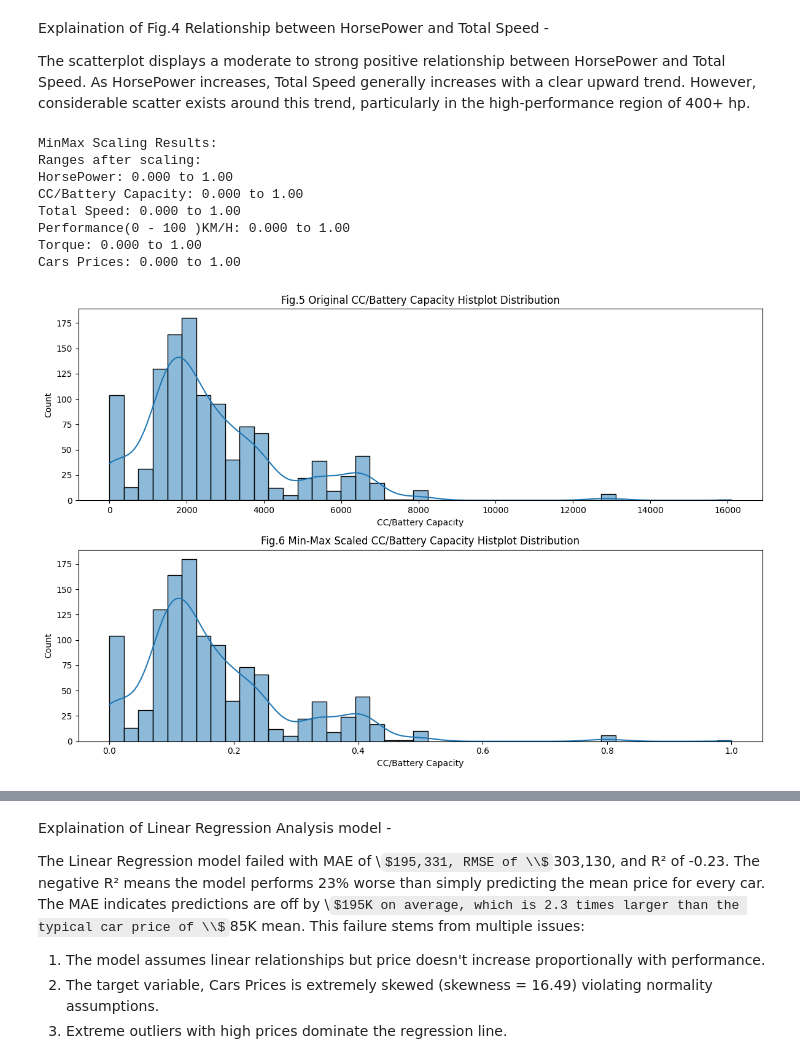
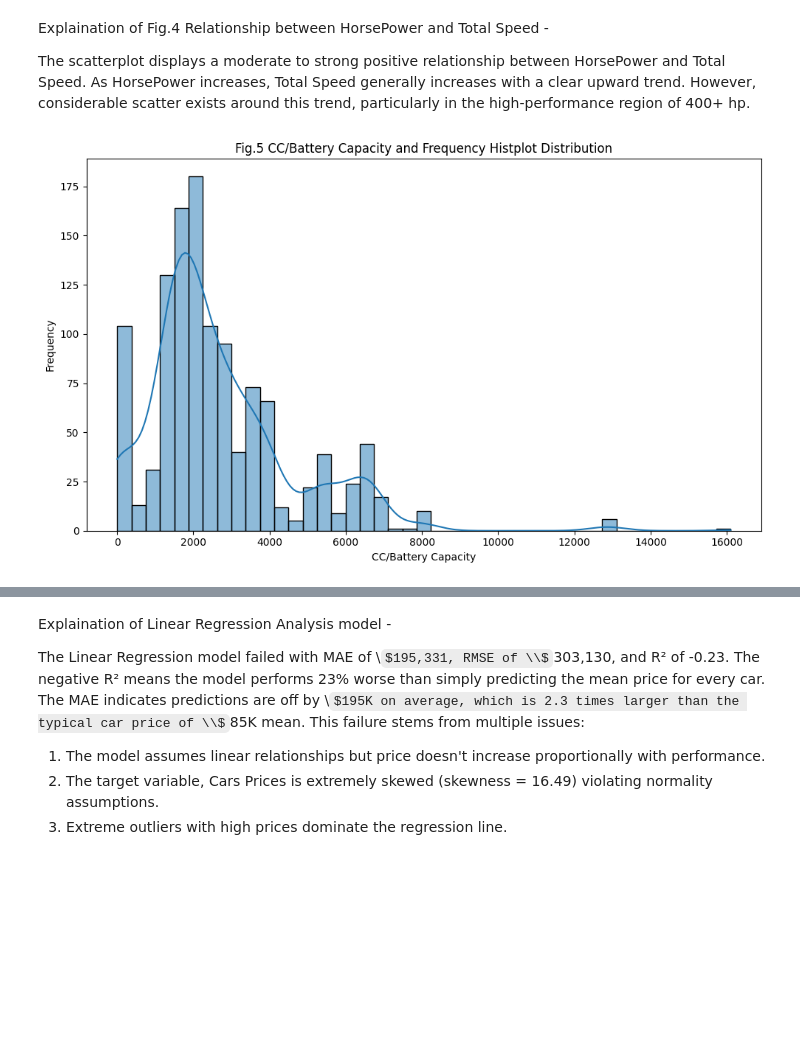
Before and after one commit to Syed-Nihaal/Cars-Dataset-Analysis-CW1, a Jupyter notebook: CW1.ipynb, the cells around one changed output, grey strips where cells are left out. Saved outputs shown, nothing was run; the diff lists cells and outputs as text; code cells hidden in the pictures; some formulas as TeX source; blank space fills up the shorter version.

```diff
--- a/CW1.ipynb
+++ b/CW1.ipynb
@@ -378,39 +378,13 @@ Explaination of Fig.4 Relationship between HorsePower and Total Speed -
 
 The scatterplot displays a moderate to strong positive relationship between HorsePower and Total Speed. As HorsePower increases, Total Speed generally increases with a clear upward trend. However, considerable scatter exists around this trend, particularly in the high-performance region of 400+ hp.
 # %%
-# Scaling data to Min-Max range [0, 1] for Histplot distribution
-numeric_columns = ['HorsePower', 'CC/Battery Capacity', 'Total Speed', 'Performance(0 - 100 )KM/H', 'Torque', 'Cars Prices']
-
-minmax_scaler = MinMaxScaler()
-data_minmax = data.copy()
-data_minmax[numeric_columns] = minmax_scaler.fit_transform(data[numeric_columns])
-
-print("\nMinMax Scaling Results:")
-print(f"Ranges after scaling:")
-for col in numeric_columns:
-    print(f"{col}: {data_minmax[col].min():.3f} to {data_minmax[col].max():.2f}")
-
-# Compare distributions before and after scaling
-fig, axes = plt.subplots(2, 1, figsize=(12, 8))
-
-# Original data
-sns.histplot(data['CC/Battery Capacity'], ax=axes[0], kde=True)
-axes[0].set_title('Fig.5 Original CC/Battery Capacity Histplot Distribution')
-
-# Scaled data
-sns.histplot(data_minmax['CC/Battery Capacity'], ax=axes[1], kde=True)
-axes[1].set_title('Fig.6 Min-Max Scaled CC/Battery Capacity Histplot Distribution')
-
+# Displaying the histplot distribution of CC/Battery Capacity and its frequency
+plt.figure(figsize=(10, 6))
+sns.histplot(data['CC/Battery Capacity'], kde=True)
+plt.title('Fig.5 CC/Battery Capacity and Frequency Histplot Distribution')
+plt.xlabel('CC/Battery Capacity')
+plt.ylabel('Frequency')
 plt.tight_layout()
-plt.show()
 # %% [output]
-MinMax Scaling Results:
-Ranges after scaling:
-HorsePower: 0.000 to 1.00
-CC/Battery Capacity: 0.000 to 1.00
-Total Speed: 0.000 to 1.00
-Performance(0 - 100 )KM/H: 0.000 to 1.00
-Torque: 0.000 to 1.00
-Cars Prices: 0.000 to 1.00
-[figure, old version]
+[figure, new version]
 # %% [markdown]
```
Also changed, not shown: parts of 11 cells of this notebook.
